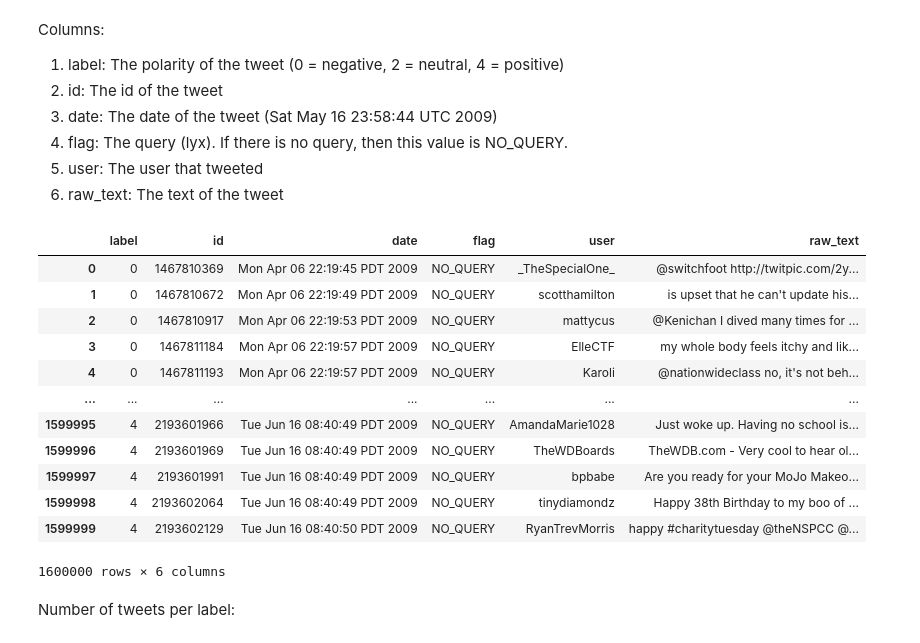
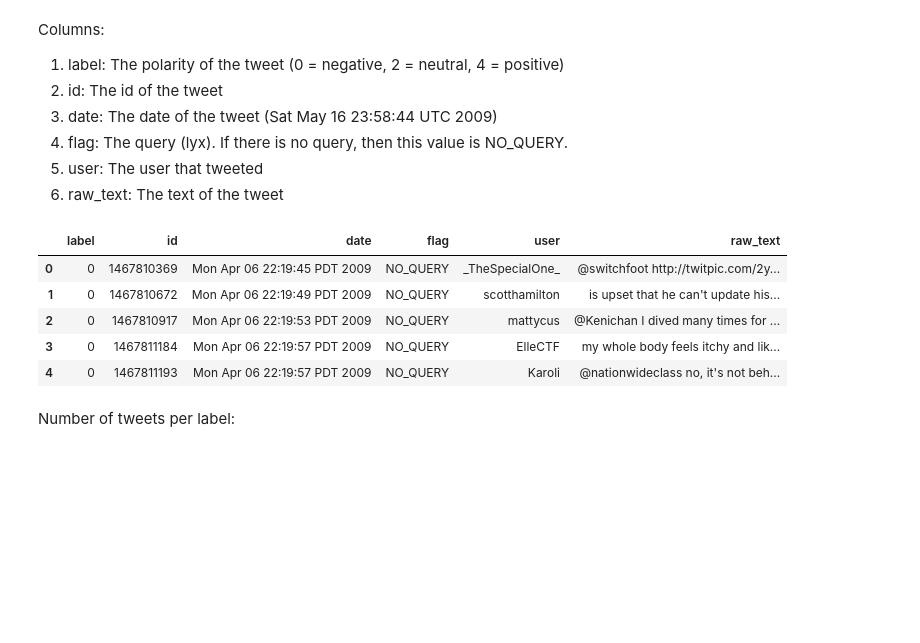
Before and after one commit to florian-frey/DataExploration-KLU, a Jupyter notebook: training_binary.ipynb, the cells around one changed output. Saved outputs shown, nothing was run; the diff lists cells and outputs as text; code cells hidden in the pictures; blank space fills up the shorter version.

```diff
--- a/training_binary.ipynb
+++ b/training_binary.ipynb
@@ -28,22 +28,15 @@ Columns:
 # %%
 archive = zipfile.ZipFile("data.zip", "r")
 data = pd.read_csv(archive.open("train_binary.csv"), header=None, encoding_errors="replace")
 data.columns = ["label", "id", "date", "flag", "user", "raw_text"]
-data
+data.head()
 # %% [output]
 |  | label | id | date | flag | user | raw_text |
 | 0 | 0 | 1467810369 | Mon Apr 06 22:19:45 PDT 2009 | NO_QUERY | _TheSpecialOne_ | @switchfoot http://twitpic.com/2y... |
 | 1 | 0 | 1467810672 | Mon Apr 06 22:19:49 PDT 2009 | NO_QUERY | scotthamilton | is upset that he can't update his... |
 | 2 | 0 | 1467810917 | Mon Apr 06 22:19:53 PDT 2009 | NO_QUERY | mattycus | @Kenichan I dived many times for ... |
 | 3 | 0 | 1467811184 | Mon Apr 06 22:19:57 PDT 2009 | NO_QUERY | ElleCTF | my whole body feels itchy and lik... |
 | 4 | 0 | 1467811193 | Mon Apr 06 22:19:57 PDT 2009 | NO_QUERY | Karoli | @nationwideclass no, it's not beh... |
-| ... | ... | ... | ... | ... | ... | ... |
-| 1599995 | 4 | 2193601966 | Tue Jun 16 08:40:49 PDT 2009 | NO_QUERY | AmandaMarie1028 | Just woke up. Having no school is... |
-| 1599996 | 4 | 2193601969 | Tue Jun 16 08:40:49 PDT 2009 | NO_QUERY | TheWDBoards | TheWDB.com - Very cool to hear ol... |
-| 1599997 | 4 | 2193601991 | Tue Jun 16 08:40:49 PDT 2009 | NO_QUERY | bpbabe | Are you ready for your MoJo Makeo... |
-| 1599998 | 4 | 2193602064 | Tue Jun 16 08:40:49 PDT 2009 | NO_QUERY | tinydiamondz | Happy 38th Birthday to my boo of ... |
-| 1599999 | 4 | 2193602129 | Tue Jun 16 08:40:50 PDT 2009 | NO_QUERY | RyanTrevMorris | happy #charitytuesday @theNSPCC @... |
-1600000 rows × 6 columns
 # %% [markdown]
 Number of tweets per label:
 # %%
```
Also changed, not shown: parts of 15 cells of this notebook, 2 other files.
